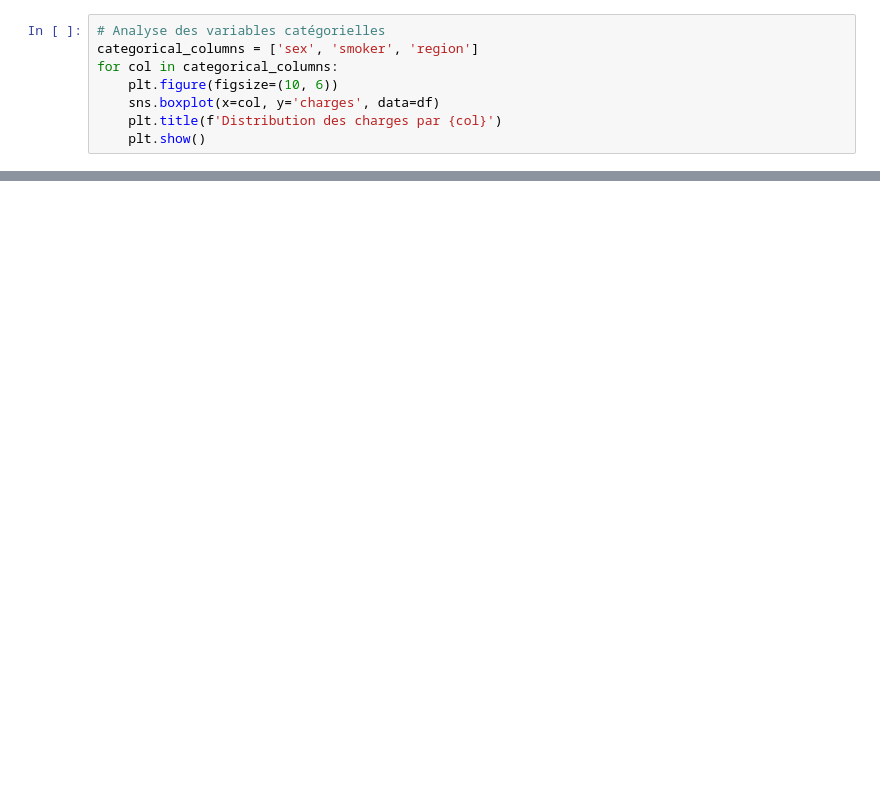
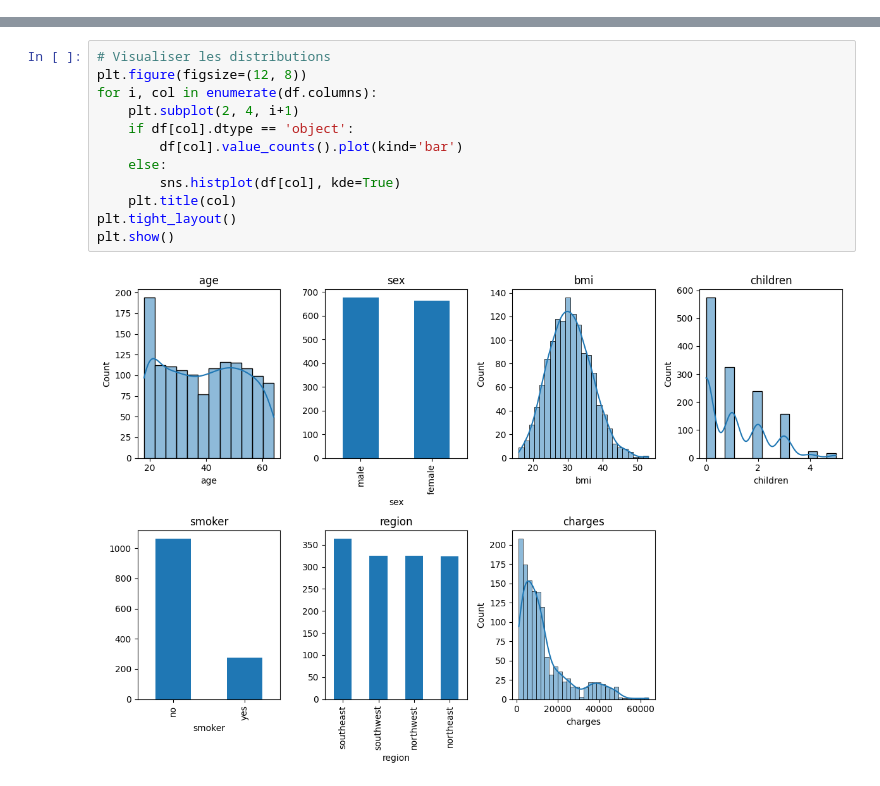
Before and after one commit to zachary013/ml-labs, a Jupyter notebook: atelier1/notebooks/partie3_regression_multiple.ipynb, the cells around one changed output, grey strips where cells are left out. Drawn from its saved outputs; the diff is of its cells as text; blank space fills up the shorter version.

```diff
--- a/atelier1/notebooks/partie3_regression_multiple.ipynb
+++ b/atelier1/notebooks/partie3_regression_multiple.ipynb
@@ -75,8 +13,0 @@ plt.show()
-# %%
-# Analyse des variables catégorielles
-categorical_columns = ['sex', 'smoker', 'region']
-for col in categorical_columns:
-    plt.figure(figsize=(10, 6))
-    sns.boxplot(x=col, y='charges', data=df)
-    plt.title(f'Distribution des charges par {col}')
-    plt.show()
@@ -100,0 +41,14 @@ preprocessor = ColumnTransformer(
+# %%
+# Visualiser les distributions
+plt.figure(figsize=(12, 8))
+for i, col in enumerate(df.columns):
+    plt.subplot(2, 4, i+1)
+    if df[col].dtype == 'object':
+        df[col].value_counts().plot(kind='bar')
+    else:
+        sns.histplot(df[col], kde=True)
+    plt.title(col)
+plt.tight_layout()
+plt.show()
+# %% [output]
+[figure, added]
```
Also changed, not shown: parts of 18 cells of this notebook.
